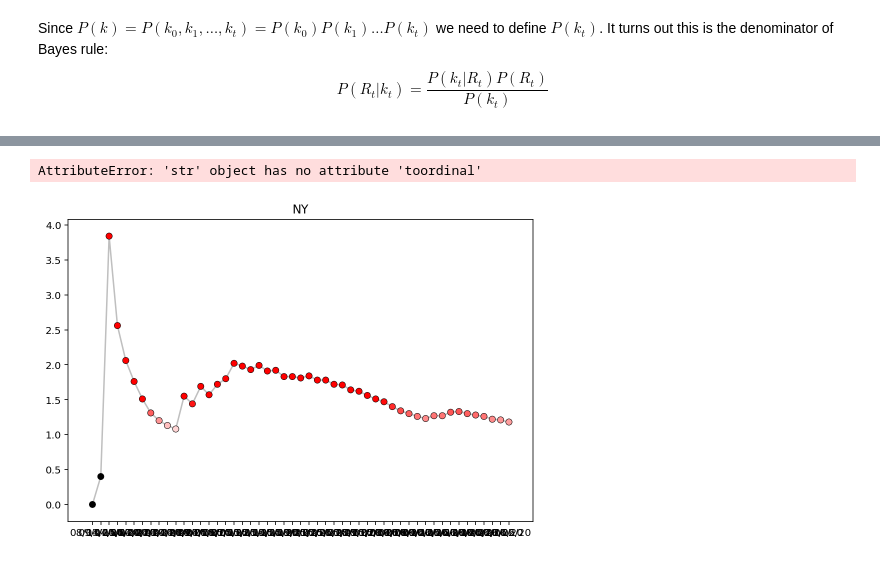
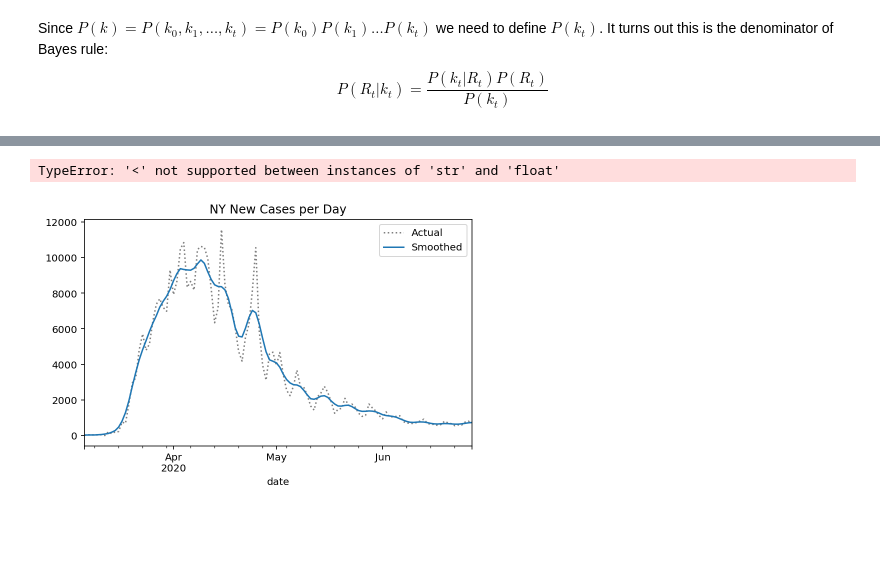
Before and after one commit to fpgdesa/CovidDashboard, a Jupyter notebook: dashboard/Notebook/Dados_Paty.ipynb, the cells around one changed output, grey strips where cells are left out. Saved outputs shown, nothing was run; the diff lists cells and outputs as text; code cells hidden in the pictures; blank space fills up the shorter version.

```diff
--- a/dashboard/Notebook/Dados_Paty.ipynb
+++ b/dashboard/Notebook/Dados_Paty.ipynb
@@ -656,7 +659,53 @@ ax.scatter(index,
-# %%
-fig, ax = plt.subplots(figsize=(600/72,400/72))
-
-plot_rt(result, ax, state_name)
-# %% [output]
-AttributeError: 'str' object has no attribute 'toordinal'
-[figure, removed]
+# %%
+ax.fill_between(extended,
+                    lowfn(date2num(extended)),
+                    highfn(date2num(extended)),
+                    color='k',
+                    alpha=.1,
+                    lw=0,
+                    zorder=3)
+# %% [output]
+TypeError: '<' not supported between instances of 'str' and 'float'
+# %%
+url = 'https://covidtracking.com/api/v1/states/daily.csv'
+states = pd.read_csv(url,
+                     usecols=['date', 'state', 'positive'],
+                     parse_dates=['date'],
+                     index_col=['state', 'date'],
+                     squeeze=True).sort_index()
+# %%
+state_name = 'NY'
+
+def prepare_cases(cases, cutoff=25):
+    new_cases = cases.diff()
+
+    smoothed = new_cases.rolling(7,
+        win_type='gaussian',
+        min_periods=1,
+        center=True).mean(std=2).round()
+
+    idx_start = np.searchsorted(smoothed, cutoff)
+
+    smoothed = smoothed.iloc[idx_start:]
+    original = new_cases.loc[smoothed.index]
+
+    return original, smoothed
+
+cases = states.xs(state_name).rename(f"{state_name} cases")
+
+original, smoothed = prepare_cases(cases)
+
+original.plot(title=f"{state_name} New Cases per Day",
+               c='k',
+               linestyle=':',
+               alpha=.5,
+               label='Actual',
+               legend=True,
+             figsize=(500/72, 300/72))
+
+ax = smoothed.plot(label='Smoothed',
+                   legend=True)
+
+ax.get_figure().set_facecolor('w')
+# %% [output]
+[figure, added]
```
Also changed, not shown: parts of 17 cells of this notebook, 2 other files.
